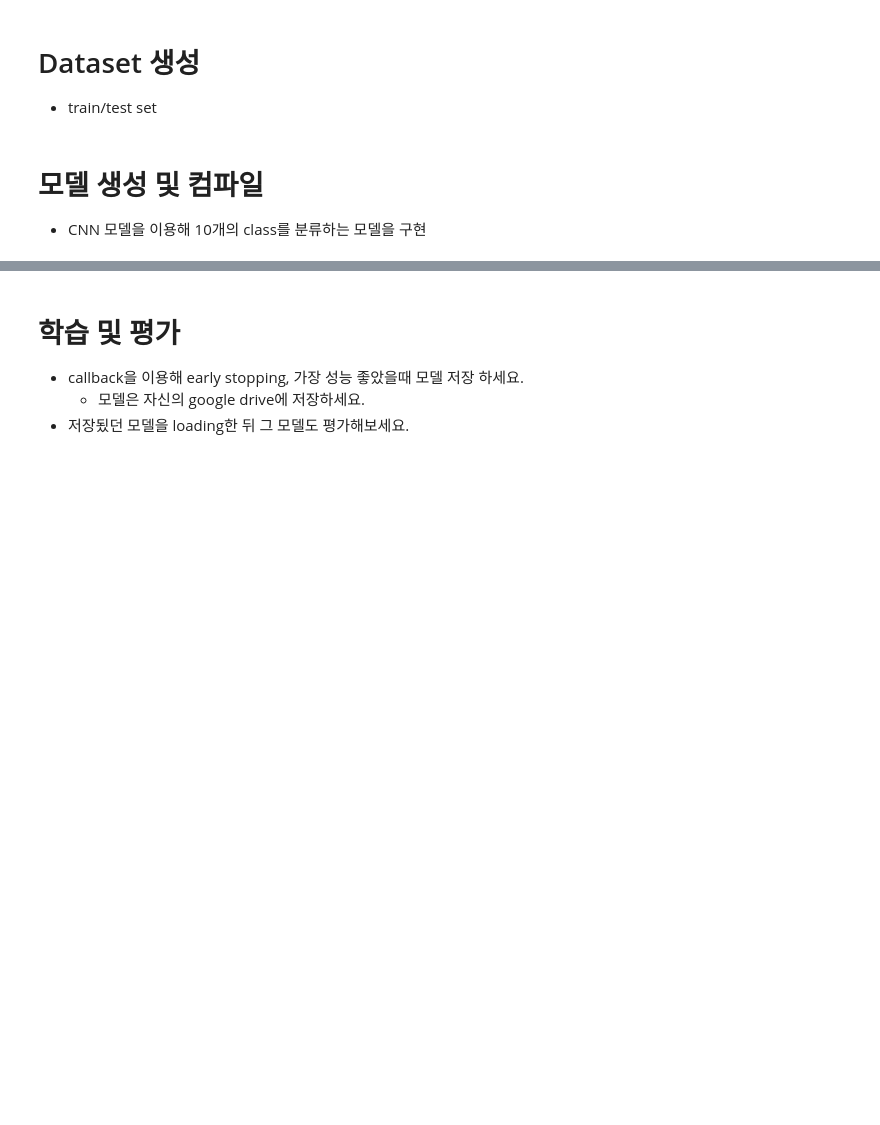
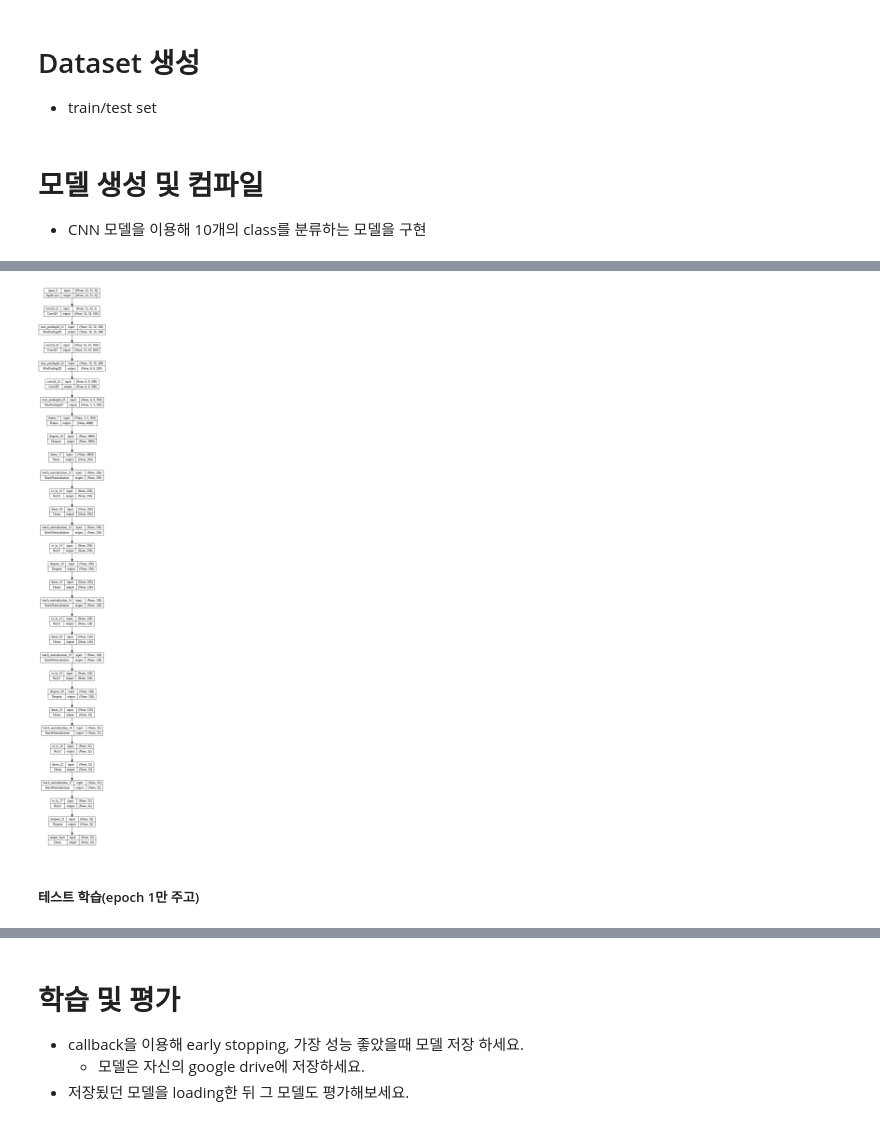
Before and after one commit to aaingyunii/Bootcamp_DeepLearning, a Jupyter notebook: 07_TODO_cifar10_CNN_template.ipynb, the cells around one changed output, grey strips where cells are left out. Cells and saved outputs as stored; diff of their text form; code cells hidden in the pictures; blank space fills up the shorter version.

```diff
--- a/07_TODO_cifar10_CNN_template.ipynb
+++ b/07_TODO_cifar10_CNN_template.ipynb
@@ -38,8 +138,20 @@ class_names = np.array(['비행기', '자동차', '새', '고양이', '사슴',
 # %% [markdown]
 # 하이퍼파라미터, 변수 정의
+# %%
+LEARNING_RATE = 0.001
+N_EPOCH = 100 # 100정도로 잡고, EarlydStoppingCallback 을 통해 최고의 성능을 찾으면 끝내는 걸로.
+N_BATCH = 1000
+
+N_TRAIN = X_train.shape[0]
 # %% [markdown]
 # Dataset 생성
 - train/test set
+# %%
+train_dataset = tf.data.Dataset.from_tensor_slices((X_train, y_train))\
+                               .shuffle(N_TRAIN)\
+                               .batch(N_BATCH, drop_remainder=True)
+
+test_dataset = tf.data.Dataset.from_tensor_slices((X_test, y_test)).batch(N_BATCH)
 # %% [markdown]
 # 모델 생성 및 컴파일
 - CNN 모델을 이용해 10개의 class를 분류하는 모델을 구현
@@ -45,0 +230,3 @@ class_names = np.array(['비행기', '자동차', '새', '고양이', '사슴',
+# %%
+model = get_cifar10_cnn_model(LEARNING_RATE)
+model.summary()
@@ -45,0 +251,6 @@ class_names = np.array(['비행기', '자동차', '새', '고양이', '사슴',
+# %%
+keras.utils.plot_model(model,show_shapes=True, to_file="model_cifar10.png")
+# %% [output]
+[figure, added]
+# %% [markdown]
+##### 테스트 학습(epoch 1만 주고)
```
Also changed, not shown: parts of 22 cells of this notebook.
